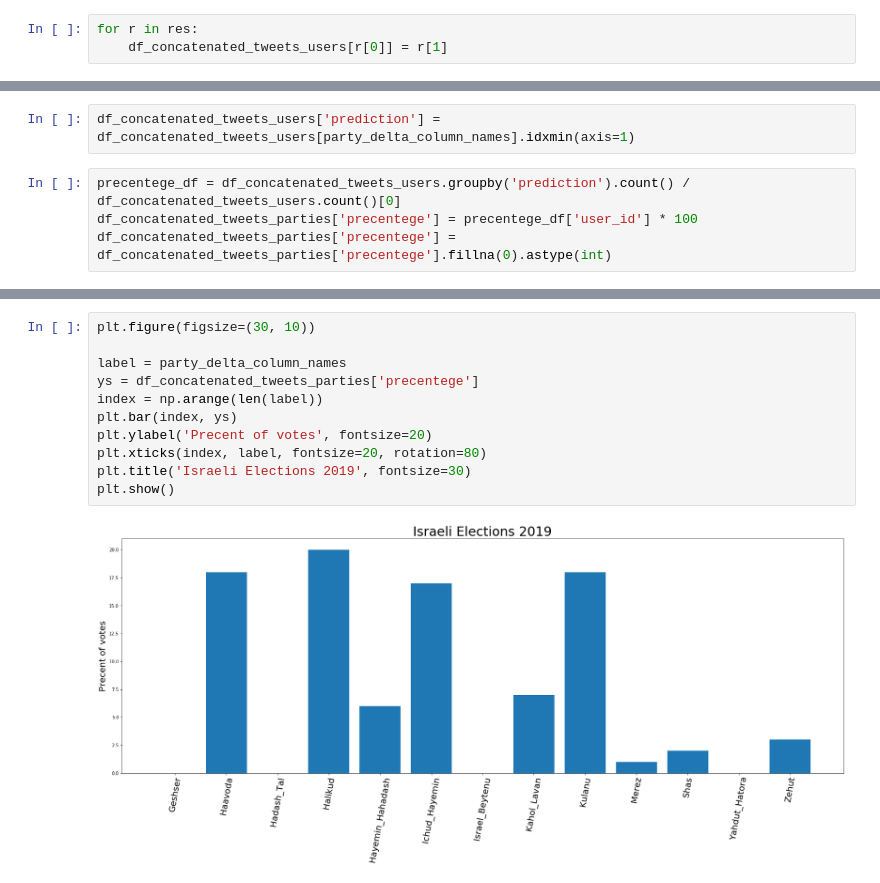
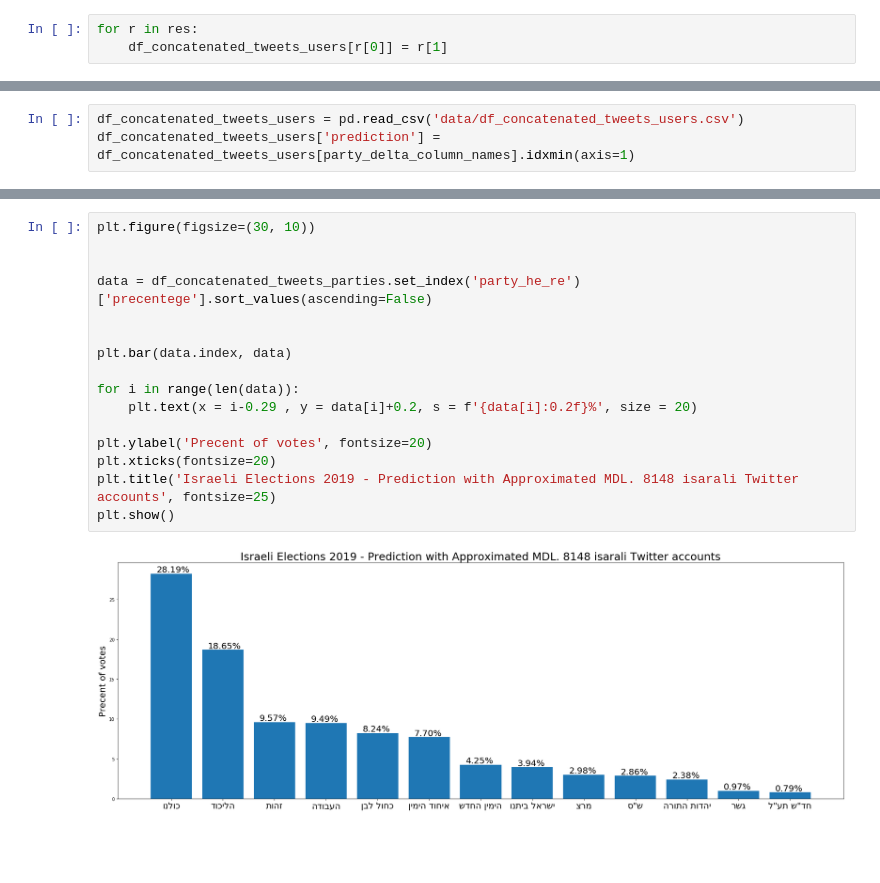
Before and after one commit to YogevKr/Elections-2019-prediction-MDL, a Jupyter notebook: Analysis.ipynb, the cells around one changed output, grey strips where cells are left out. Drawn from its saved outputs; the diff is of its cells as text; blank space fills up the shorter version.

Commit message:
plot

```diff
--- a/Analysis.ipynb
+++ b/Analysis.ipynb
@@ -224,6 +205,3 @@ KeyboardInterrupt:
 # %%
+df_concatenated_tweets_users = pd.read_csv('data/df_concatenated_tweets_users.csv')
 df_concatenated_tweets_users['prediction'] = df_concatenated_tweets_users[party_delta_column_names].idxmin(axis=1)
-# %%
-precentege_df = df_concatenated_tweets_users.groupby('prediction').count() / df_concatenated_tweets_users.count()[0]
-df_concatenated_tweets_parties['precentege'] = precentege_df['user_id'] * 100
-df_concatenated_tweets_parties['precentege'] = df_concatenated_tweets_parties['precentege'].fillna(0).astype(int)
@@ -269,13 +260,18 @@ df_concatenated_tweets_users
 # %%
 plt.figure(figsize=(30, 10))
 
-label = party_delta_column_names
-ys = df_concatenated_tweets_parties['precentege']
-index = np.arange(len(label))
-plt.bar(index, ys)
+
+data = df_concatenated_tweets_parties.set_index('party_he_re')['precentege'].sort_values(ascending=False)
+
+
+plt.bar(data.index, data)
+
+for i in range(len(data)):
+    plt.text(x = i-0.29 , y = data[i]+0.2, s = f'{data[i]:0.2f}%', size = 20)
+
 plt.ylabel('Precent of votes', fontsize=20)
-plt.xticks(index, label, fontsize=20, rotation=80)
-plt.title('Israeli Elections 2019', fontsize=30)
+plt.xticks(fontsize=20)
+plt.title('Israeli Elections 2019 - Prediction with Approximated MDL. 8148 isarali Twitter accounts', fontsize=25)
 plt.show()
 # %% [output]
-[figure, old version]
+[figure, new version]
```
Also changed, not shown: parts of 9 cells of this notebook.
